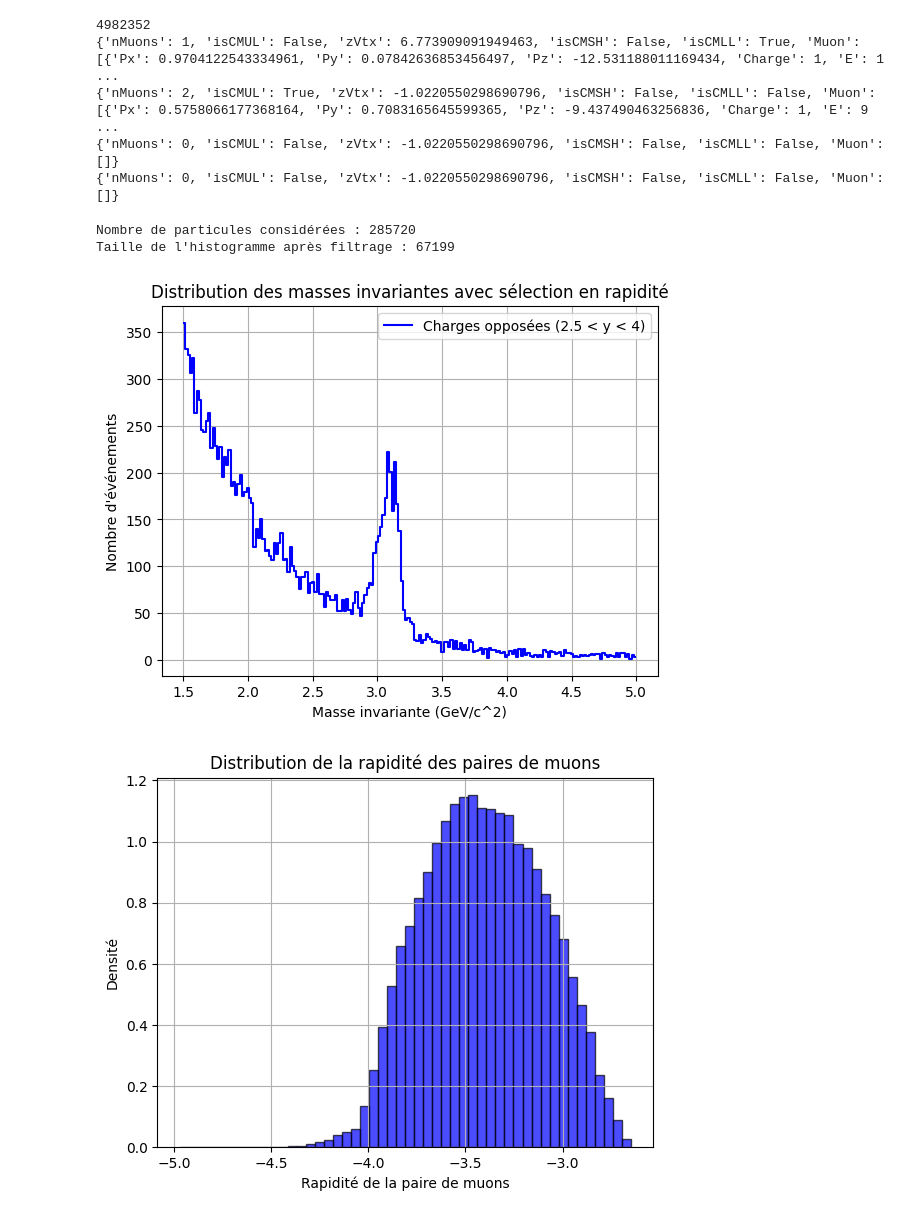
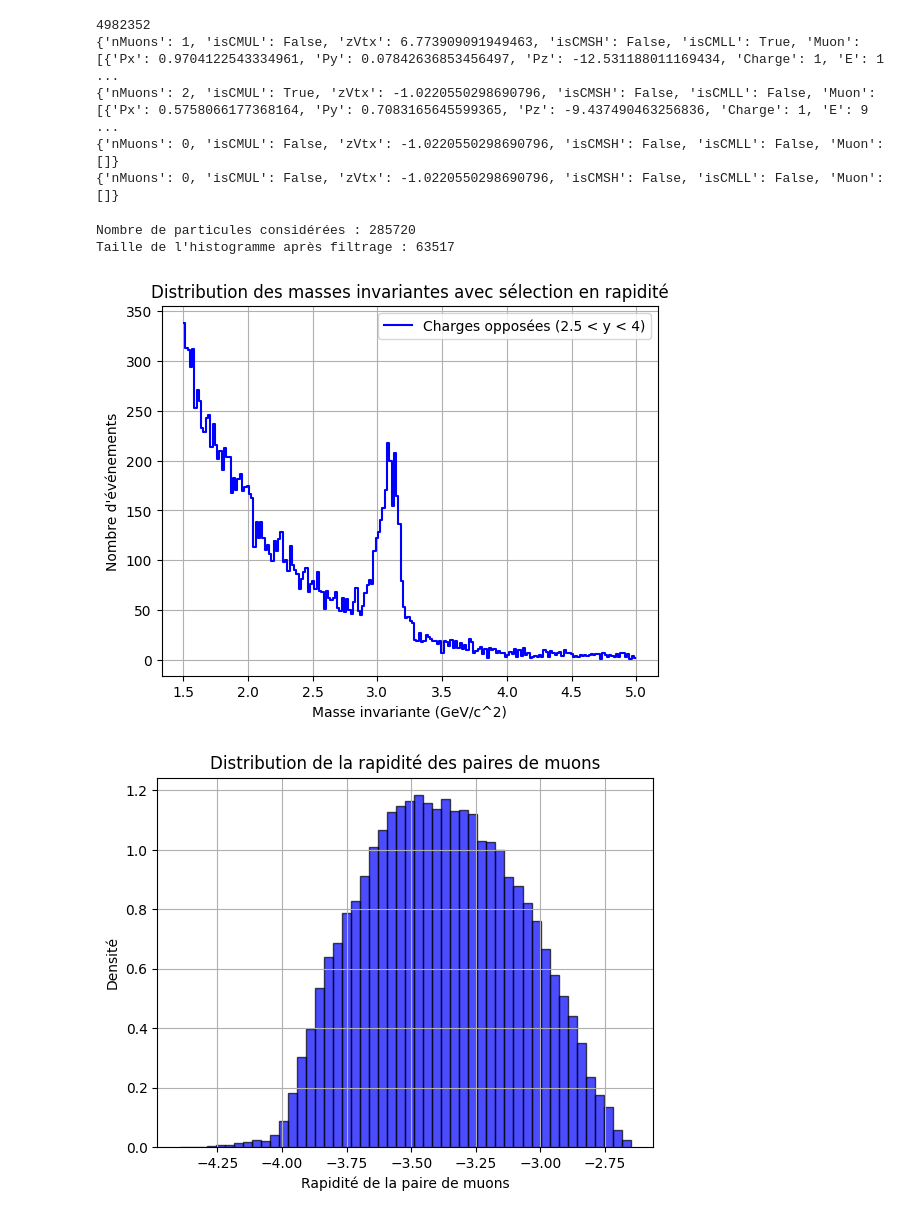
Before and after one commit to nantes-m2-rps-exp/qqbar2mumu-2024, a Jupyter notebook: notebooks/Discrimination.ipynb, the cells around one changed output. Drawn from its saved outputs; the diff is of its cells as text; code cells hidden in the pictures.

```diff
--- a/notebooks/Discrimination.ipynb
+++ b/notebooks/Discrimination.ipynb
@@ -104,36 +104,40 @@ opposite_charge_pairs = muon_pairs[
     & (muon_pairs.muon2.theta <= 10)
     & (muon_pairs.muon1.theta >= 3)
     & (muon_pairs.muon2.theta >= 3)
+    & (muon_pairs.muon1.eta <= -2.5)
+    & (muon_pairs.muon1.eta <= -2.5)
+    & (muon_pairs.muon2.eta >= -4)
+    & (muon_pairs.muon2.eta >= -4)
 ]
 
 # Calcul des masses invariantes et de la rapidité
 masses_opposite = (opposite_charge_pairs.muon1 + opposite_charge_pairs.muon2).mass
 y_pair = (opposite_charge_pairs.muon1 + opposite_charge_pairs.muon2).rapidity
 
 # Appliquer le filtre de rapidité
 filtered_masses = masses_opposite[(y_pair <= -2.5) & (y_pair >= -4)]
 
 # Aplatir les données et filtrer les masses entre 0 et 10 GeV
 flattened_opposite = ak.flatten(filtered_masses[(filtered_masses >= 0) & (filtered_masses <= 10)], axis=None)
 
 # Calcul des histogrammes avec numpy
 bins = 200
 hist_opposite, bin_edges = np.histogram(flattened_opposite, bins=bins, range=(1.5, 5))
 print("Taille de l'histogramme après filtrage :", len(flattened_opposite))
 
 # Tracer l'histogramme
 bin_centers = (bin_edges[:-1] + bin_edges[1:]) / 2
 plt.step(bin_centers, hist_opposite, where="mid", label="Charges opposées (2.5 < y < 4)", color="blue")
 plt.xlabel("Masse invariante (GeV/c^2)")
 plt.ylabel("Nombre d'événements")
 plt.title("Distribution des masses invariantes avec sélection en rapidité")
 plt.grid(True)
 plt.legend()
 plt.show()
 # %% [output]
 Nombre de particules considérées : 285720
-Taille de l'histogramme après filtrage : 67199
+Taille de l'histogramme après filtrage : 63517
-[figure, old version]
+[figure, new version]
 # %%
 y_pair = ak.flatten(y_pair)  # Conversion en array numpy pour Matplotlib
 
@@ -149,7 +153,7 @@ plt.grid(True)
 # Affichage du graphique
 plt.show()
 # %% [output]
-[figure, old version]
+[figure, new version]
 # %%
 import matplotlib.pyplot as plt
 import numpy as np
```
Also changed, not shown: parts of 3 cells of this notebook.
